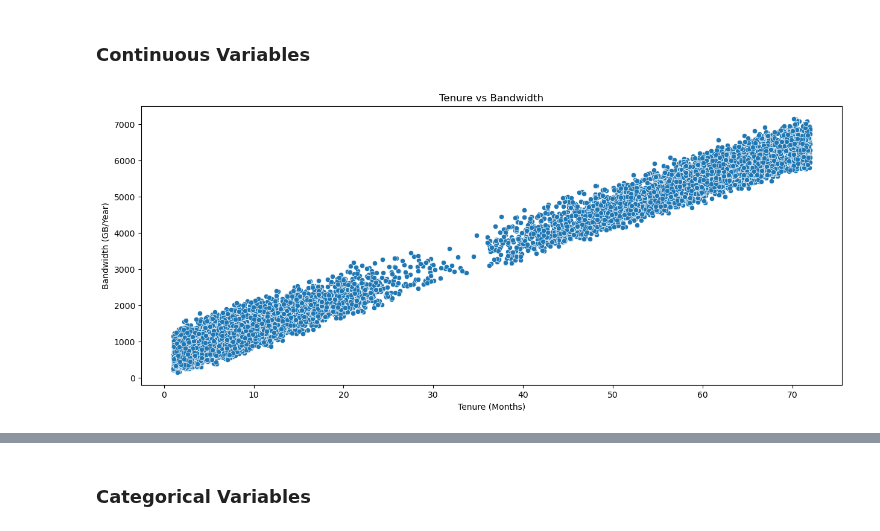
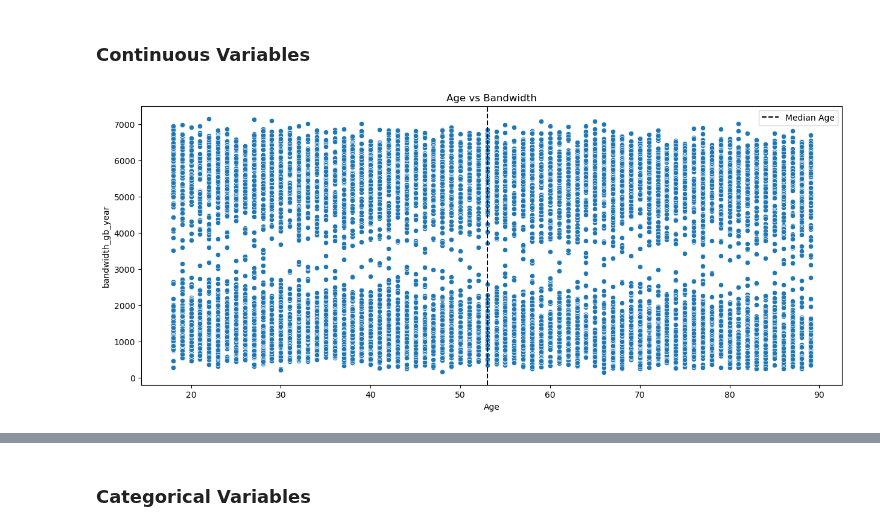
Before and after one commit to smmurdock/WGU-MSDA-DS, a Jupyter notebook: D207/Murdock_Shanay D207 PA Churn.ipynb, the cells around one changed output, grey strips where cells are left out. Cells and saved outputs as stored; diff of their text form; code cells hidden in the pictures.

```diff
--- a/D207/Murdock_Shanay D207 PA Churn.ipynb
+++ b/D207/Murdock_Shanay D207 PA Churn.ipynb
@@ -236,11 +236,7 @@ nominal_categories = ['area_type', 'time_zone',
 df[nominal_categories] = df[nominal_categories].astype('category')
 
 # Simplify gender responses
-gender_mapping_dict = {'Male': 'M',
-                      'Female': 'F',
-                      'Prefer not to answer': 'NA'}
 df[nominal_categories] = df[nominal_categories].astype('category')
-df['gender'] = df['gender'].replace(gender_mapping_dict)
 
 # Change variables to Booleans
 bool_mapping_dict = {'No': False, 'Yes': True}
@@ -476,15 +477,20 @@ Name: payment_method, dtype: object
 ### Continuous Variables
 # %%
 # Bivariate Statistics - Continuous
-# Tenure, Bandwidth (GB/Year)
+# Age, Bandwidth (GB/Year)
 fig, ax = plt.subplots(figsize=(15,6))
 
-sns.scatterplot(data=df, x='tenure', y='bandwidth_gb_year')
-plt.title('Tenure vs Bandwidth')
-plt.xlabel('Tenure (Months)')
-plt.ylabel('Bandwidth (GB/Year)')
+sns.scatterplot(data=df, x='age', y='bandwidth_gb_year', palette='colorblind')
+plt.title('Age vs Bandwidth')
+plt.xlabel('Age')
+
+plt.axvline(df['age'].median(),
+            color='black',
+            ls='dashed',
+            label='Median Age')
 
 # Show the plot
+plt.legend()
 plt.show()
 # %% [output]
-[figure, old version]
+[figure, new version]
```
Also changed, not shown: parts of 14 cells of this notebook.
